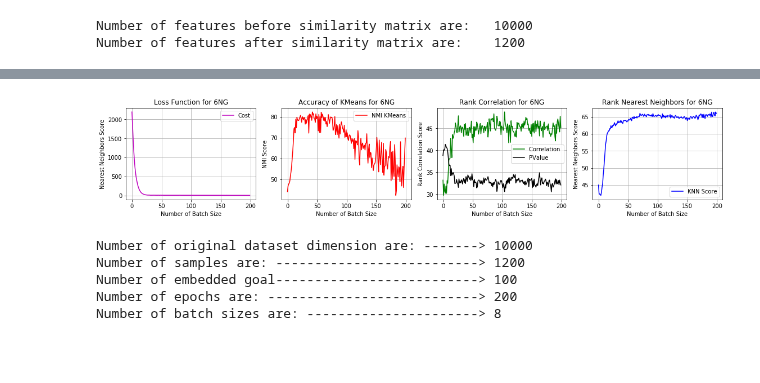
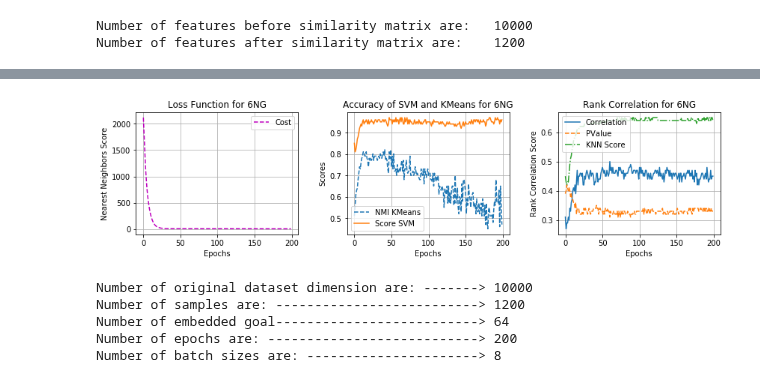
Before and after one commit to saman-nia/Deep-Learning-for-Dimensionality-Reduction, a Jupyter notebook: Text Documents Dimensionality Reduction/K_epoch.ipynb, the cells around one changed output, grey strips where cells are left out. Cells and saved outputs as stored; diff of their text form; code cells hidden in the pictures; blank space fills up the shorter version.

Commit message:
Train Model in Various of Epochs

```diff
--- a/Text Documents Dimensionality Reduction/K_epoch.ipynb
+++ b/Text Documents Dimensionality Reduction/K_epoch.ipynb
@@ -315,7 +315,7 @@ while True:
     value_hl = input('Please Enter the number of hidden layers and press Enter:\n'
                       'Valid range, please: From 1 to {:d} \n'
                        'Any invalid input, will be considered as {:d} \n'.format(
-                           n_max_layers, round(sqrt(n_max_layers))))
+                           n_max_layers, math.ceil(sqrt(n_max_layers))))
     run_ghl = True
   else:
     value_hl = input()
@@ -326,7 +326,7 @@ while True:
     else:
       print('Please insert valid value or press enter without value:')
   except ValueError:
-    value_hl = round(sqrt(n_max_layers))
+    value_hl = math.ceil(sqrt(n_max_layers))
     break
 num_hidden_layers, num_nodes = get_hidden_layer(num_hidden = value_hl)
 # %% [output]
@@ -501,6 +488,7 @@ l_mean = []
 k_mean = []
 list_pvals = []
 list_rhos = []
+score_svm = []
 # %%
 # Training cycle
 for epoch in tqdm(range(epochs)):
@@ -514,7 +502,7 @@ for epoch in tqdm(range(epochs)):
   ae_codes = sess.run(code, feed_dict={x: data_set, mode_train: False})
   pred_KMeans_code = k_means(ae_codes, n_groups)
   nmi_KMeans_code = normalized_mutual_info_score(labels_set, pred_KMeans_code)
-  NMI_step.append(nmi_KMeans_code*100)
+  NMI_step.append(round(nmi_KMeans_code, 2))
   index_code = knn_samples(ae_codes, n_kneighbors)
   list_rho = []
   list_pval = []
@@ -525,47 +513,51 @@ for epoch in tqdm(range(epochs)):
     rho, pval = scipy.stats.spearmanr(index_input[qq], index_code[qq])
     list_rho.append(rho)
     list_pval.append(pval)
-  list_rhos.append(numpy.mean(list_rho)*100)
-  list_pvals.append(numpy.mean(list_pval)*100)
-  l_mean.append(numpy.mean(list_r)*100)
+  list_rhos.append(round(numpy.mean(list_rho), 2))
+  list_pvals.append(round(numpy.mean(list_pval), 2))
+  l_mean.append(round(numpy.mean(list_r), 2))
+  # Comparison of linear SVM classifier on different dimensions projection.
+  _X_train, _X_test, _y_train, _y_test = train_test_split(
+      ae_codes, labels_set, test_size=0.25, random_state=42)
+  clf = svm.SVC(kernel='linear', C=1.0).fit(_X_train, _y_train)
+  accuracy_svm = metrics.accuracy_score(_y_test, clf.predict(_X_test))
+  score_svm.append(round(accuracy_svm, 2))
 # %%
-plt.figure(figsize=(19,3))
-plt.subplot(1,4,1)
-plt.plot(loss_cost, color='m', linestyle='-', label = 'Cost')
-plt.xlabel('Number of Batch Size'),plt.ylabel('Nearest Neighbors Score')
+xi = [i for i in range(0, len(steps))]
+plt.figure(figsize=(14,3))
+plt.subplots_adjust(wspace=0.3, hspace=0.3)
+plt.subplot(1,3,1)
+plt.plot(loss_cost, color='m', linestyle='--', label = 'Cost')
+plt.xlabel('Epochs'),plt.ylabel('Nearest Neighbors Score')
 plt.title('Loss Function for {:d}NG'.format(len(categories_lables)))
 plt.grid()
 plt.legend()
-plt.subplot(1,4,2)
-plt.plot(NMI_step, color='r', linestyle='-', label = 'NMI KMeans')
-plt.xlabel('Number of Batch Size'),plt.ylabel('NMI Score')
-plt.title('Accuracy of KMeans for {:d}NG'.format(len(categories_lables)))
+plt.subplot(1,3,2)
+plt.plot(NMI_step, linestyle='--',  label = 'NMI KMeans')
+plt.plot(score_svm, linestyle='-', label = 'Score SVM')
+plt.xlabel('Epochs'),plt.ylabel('Scores')
+plt.title('Accuracy of SVM and KMeans for {:d}NG'.format(len(categories_lables)))
 plt.grid()
 plt.legend()
-plt.subplot(1,4,3)
-plt.plot(list_rhos, color='g', linestyle='-', label = 'Correlation ')
-plt.plot(list_pvals, color='k', linestyle='-', label = 'PValue')
-plt.xlabel('Number of Batch Size'),plt.ylabel('Rank Correlation Score')
+plt.subplot(1,3,3)
+plt.plot(list_rhos, linestyle='-', label ='Correlation')
+plt.plot(list_pvals, linestyle='--', label ='PValue')
+plt.plot(l_mean, linestyle='-.', label ='KNN Score')
+plt.xlabel('Epochs'),plt.ylabel('Rank Correlation Score')
 plt.title('Rank Correlation for {:d}NG'.format(len(categories_lables)))
-plt.grid()
-plt.legend()
-plt.subplot(1,4,4)
-plt.plot(l_mean, color='b', linestyle='-', label = 'KNN Score')
-plt.xlabel('Number of Batch Size'),plt.ylabel('Nearest Neighbors Score')
-plt.title('Rank Nearest Neighbors for {:d}NG'.format(len(categories_lables)))
 plt.grid()
 plt.legend()
 plt.show()
 print('\nNumber of original dataset dimension are: ------->',X_train.shape[1])
 print('Number of samples are: -------------------------->',n_input)
 print('Number of embedded goal-------------------------->',n_code)
 print('Number of epochs are: --------------------------->',epochs)
 print('Number of batch sizes are: ---------------------->',n_batch)
 # %% [output]
-[figure, old version]
+[figure, new version]
 Number of original dataset dimension are: -------> 10000
 Number of samples are: --------------------------> 1200
-Number of embedded goal--------------------------> 100
+Number of embedded goal--------------------------> 64
 Number of epochs are: ---------------------------> 200
 Number of batch sizes are: ----------------------> 8
 # %%
```
Also changed, not shown: parts of 10 cells of this notebook.
